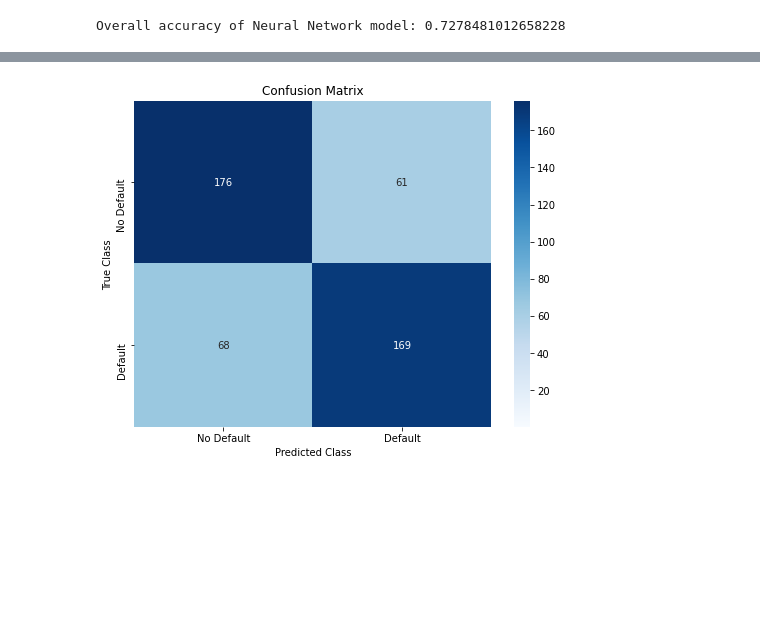
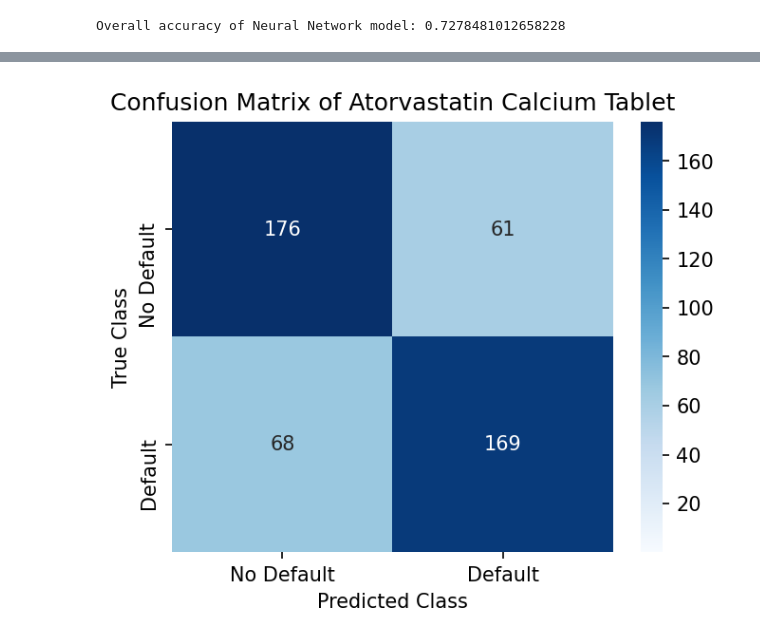
Before and after one commit to Vikram-Shenoy/Computational-Models, a Jupyter notebook: Z_Current/Neural network/Neural_Net - Atorvastatin.ipynb, the cells around one changed output, grey strips where cells are left out. Cells and saved outputs as stored; diff of their text form; code cells hidden in the pictures; blank space fills up the shorter version.

```diff
--- a/Z_Current/Neural network/Neural_Net - Atorvastatin.ipynb
+++ b/Z_Current/Neural network/Neural_Net - Atorvastatin.ipynb
@@ -193,11 +198,11 @@ plt.show()
 # %%
 cm = confusion_matrix(y_test, predictions_NN_01)
 labels = ['No Default', 'Default']
-plt.figure(figsize=(8,6))
+plt.figure(figsize=(5,4),dpi=150)
 sns.heatmap(cm,xticklabels=labels, yticklabels=labels, annot=True, fmt='d', cmap="Blues", vmin = 0.2);
-plt.title('Confusion Matrix')
+plt.title('Confusion Matrix of Atorvastatin Calcium Tablet')
 plt.ylabel('True Class')
 plt.xlabel('Predicted Class')
 plt.show()
 # %% [output]
-[figure, old version]
+[figure, new version]
```
Also changed, not shown: parts of 3 cells of this notebook, 12 other files.
